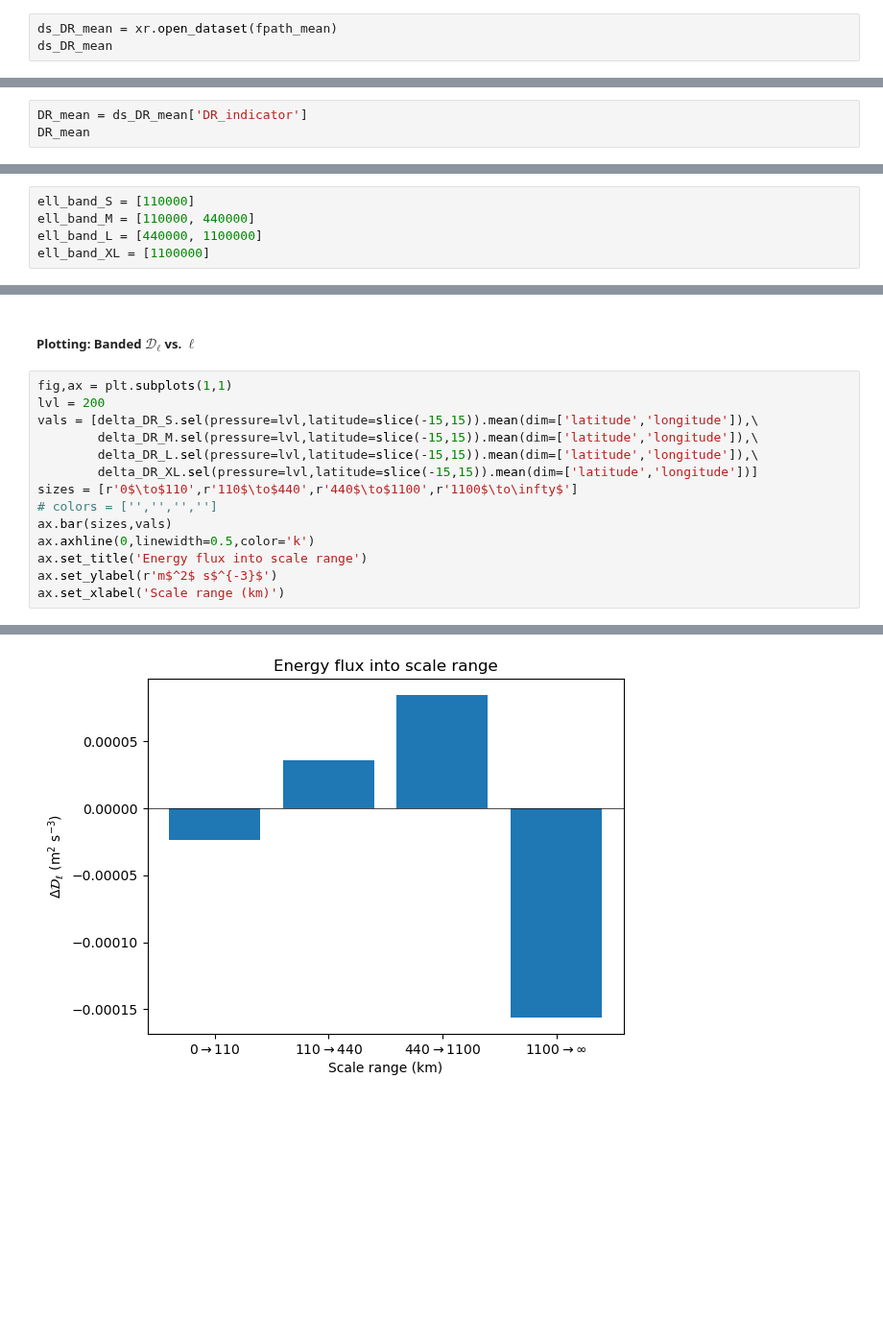
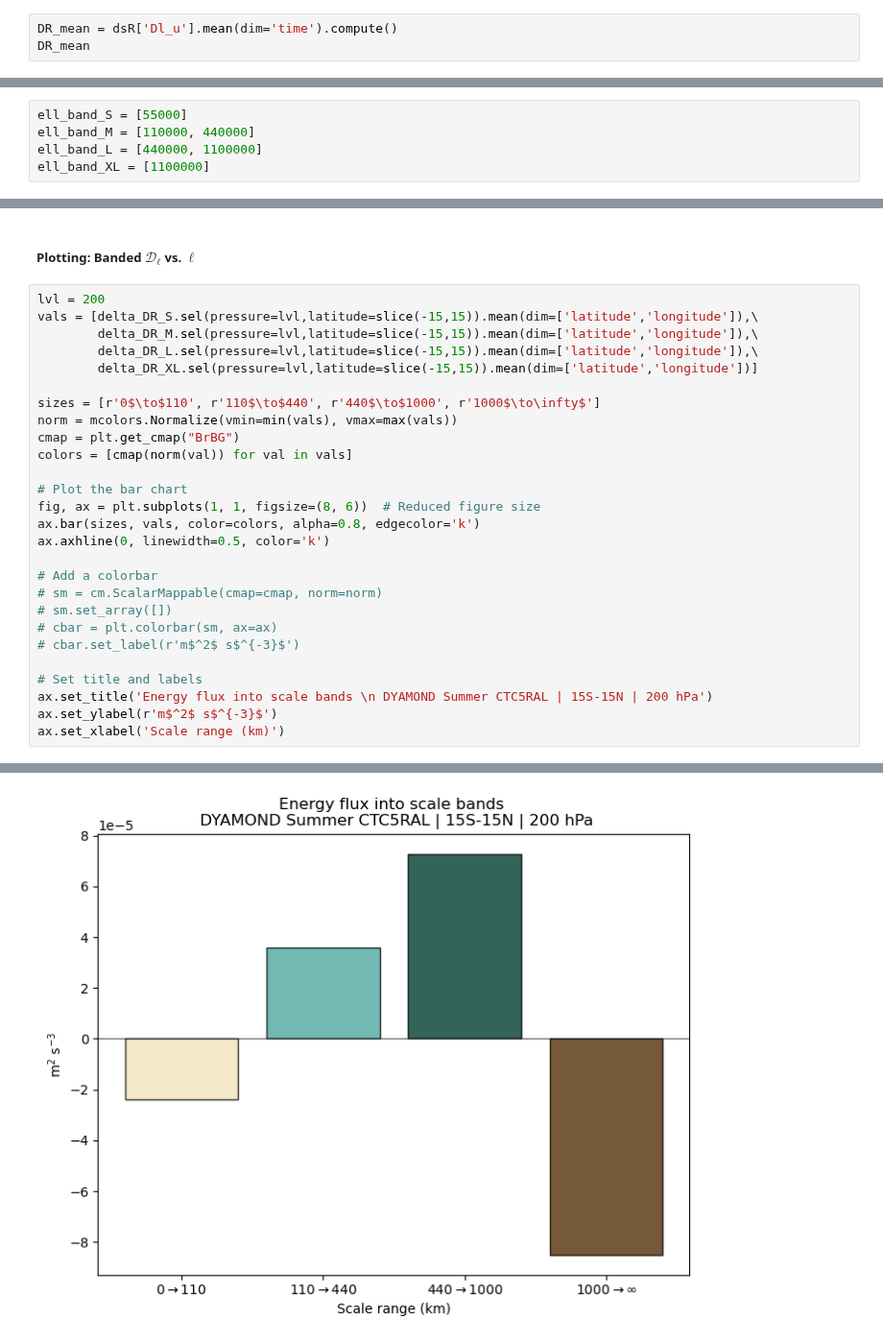
Before and after one commit to ElliotMG/LoSSETT_ANCIL, a Jupyter notebook: src/lossett_ancil/plot/LoSSETT_Plotting_General.ipynb, the cells around one changed output, grey strips where cells are left out. Shown at 96% size. Cells and saved outputs as stored; diff of their text form; blank space fills up the shorter version.

```diff
--- a/src/lossett_ancil/plot/LoSSETT_Plotting_General.ipynb
+++ b/src/lossett_ancil/plot/LoSSETT_Plotting_General.ipynb
@@ -27,4 +35,4 @@ if not os.path.exists(fpath_mean):
 # %%
-ds_DR_mean = xr.open_dataset(fpath_mean)
-ds_DR_mean
+DR_mean = dsR['Dl_u'].mean(dim='time').compute()
+DR_mean
 # %% [output]
@@ -42,3 +55,0 @@ Data variables:
-# %%
-DR_mean = ds_DR_mean['DR_indicator']
-DR_mean
@@ -123,7 +136,7 @@ $\Delta\mathcal{D}_\ell(\ell_{min},0) = \mathcal{D}_{\ell_{min}} \ ;$
 
 $\Delta\mathcal{D}_\ell(\infty,\ell_{max}) = -\mathcal{D}_{\ell_{max}}.$
 # %%
-ell_band_S = [110000]
+ell_band_S = [55000]
 ell_band_M = [110000, 440000]
 ell_band_L = [440000, 1100000]
 ell_band_XL = [1100000]
@@ -135,19 +148,32 @@ delta_DR_XL = -DR_mean.sel(length_scale=ell_band_XL[0])
 # %% [markdown]
 ##### Plotting: Banded $\mathcal{D}_\ell$ vs. $\ell$
 # %%
-fig,ax = plt.subplots(1,1)
 lvl = 200
 vals = [delta_DR_S.sel(pressure=lvl,latitude=slice(-15,15)).mean(dim=['latitude','longitude']),\
         delta_DR_M.sel(pressure=lvl,latitude=slice(-15,15)).mean(dim=['latitude','longitude']),\
         delta_DR_L.sel(pressure=lvl,latitude=slice(-15,15)).mean(dim=['latitude','longitude']),\
         delta_DR_XL.sel(pressure=lvl,latitude=slice(-15,15)).mean(dim=['latitude','longitude'])]
-sizes = [r'0$\to$110',r'110$\to$440',r'440$\to$1100',r'1100$\to\infty$']
-# colors = ['','','','']
-ax.bar(sizes,vals)
-ax.axhline(0,linewidth=0.5,color='k')
-ax.set_title('Energy flux into scale range')
+
+sizes = [r'0$\to$110', r'110$\to$440', r'440$\to$1000', r'1000$\to\infty$']
+norm = mcolors.Normalize(vmin=min(vals), vmax=max(vals))
+cmap = plt.get_cmap("BrBG")
+colors = [cmap(norm(val)) for val in vals]
+
+# Plot the bar chart
+fig, ax = plt.subplots(1, 1, figsize=(8, 6))  # Reduced figure size
+ax.bar(sizes, vals, color=colors, alpha=0.8, edgecolor='k')
+ax.axhline(0, linewidth=0.5, color='k')
+
+# Add a colorbar
+# sm = cm.ScalarMappable(cmap=cmap, norm=norm)
+# sm.set_array([])
+# cbar = plt.colorbar(sm, ax=ax)
+# cbar.set_label(r'm$^2$ s$^{-3}$')
+
+# Set title and labels
+ax.set_title('Energy flux into scale bands \n DYAMOND Summer CTC5RAL | 15S-15N | 200 hPa')
 ax.set_ylabel(r'm$^2$ s$^{-3}$')
 ax.set_xlabel('Scale range (km)')
 # %% [output]
 Text(0.5, 0, 'Scale range (km)')
-[figure, old version]
+[figure, new version]
```
Also changed, not shown: parts of 9 cells of this notebook.
